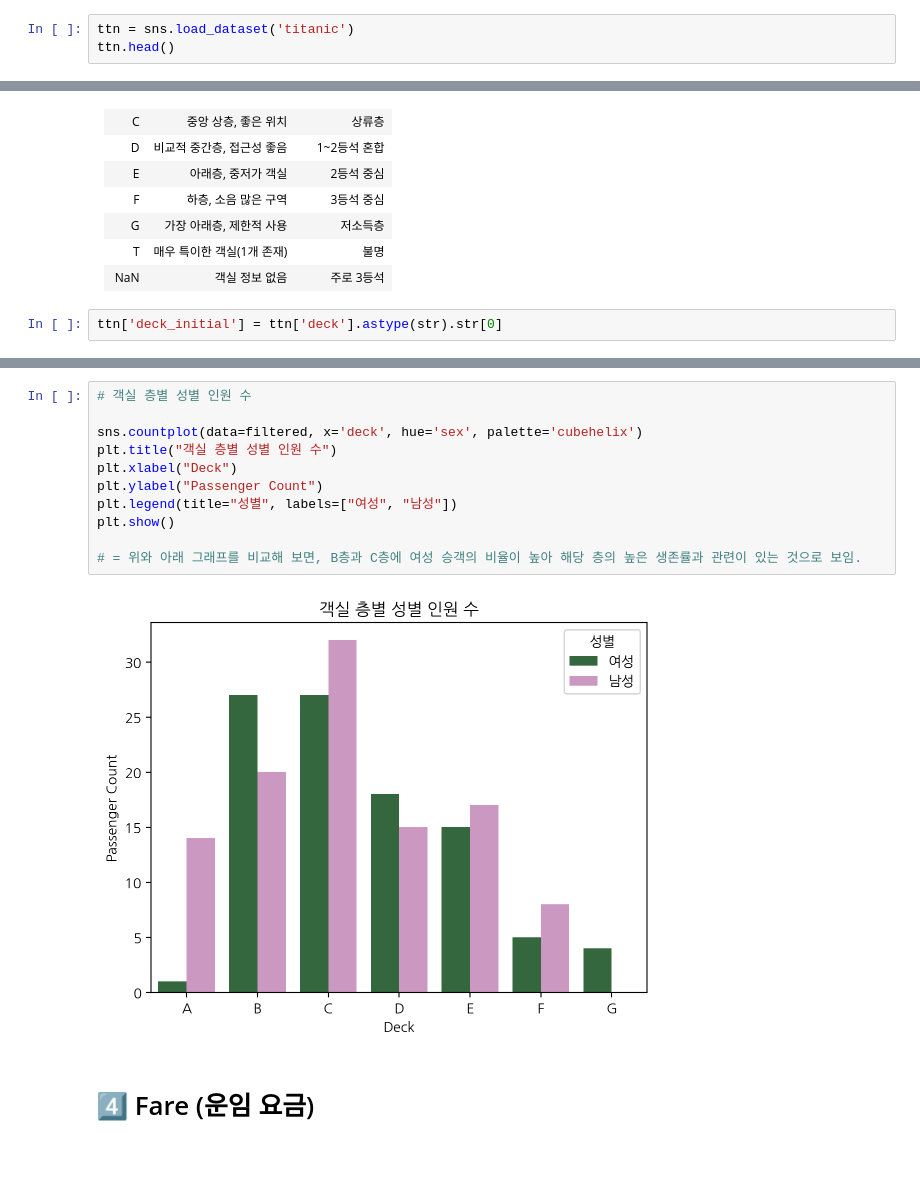
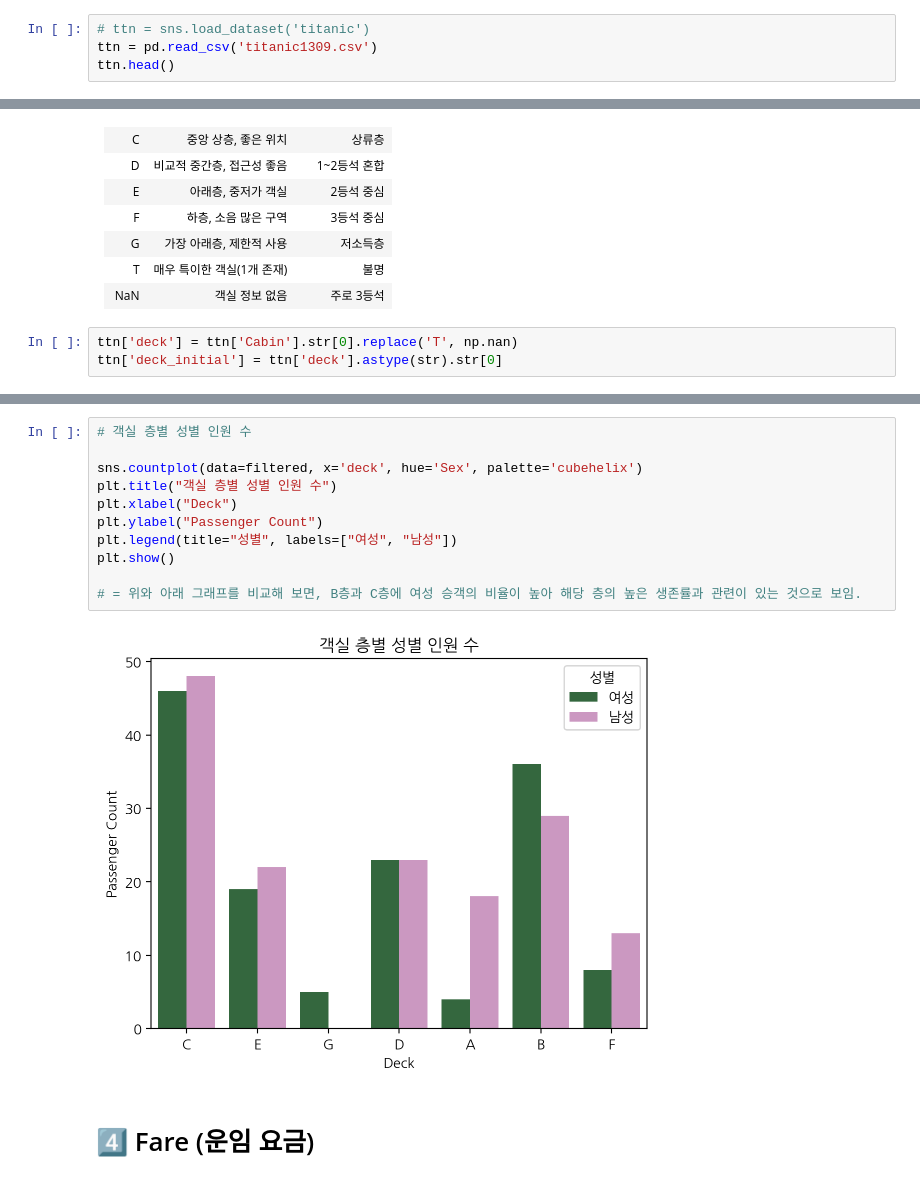
Before and after one commit to carvestar/25-BDA-TeamDP, a Jupyter notebook: 25_BDA_Titanic_B_TeamDP.ipynb, the cells around one changed output, grey strips where cells are left out. Saved outputs shown, nothing was run; the diff lists cells and outputs as text.

```diff
--- a/25_BDA_Titanic_B_TeamDP.ipynb
+++ b/25_BDA_Titanic_B_TeamDP.ipynb
@@ -34,6 +34,7 @@ import koreanize_matplotlib
 # %%
 %config InlineBackend.figure_format = 'retina'
 # %%
-ttn = sns.load_dataset('titanic')
+# ttn = sns.load_dataset('titanic')
+ttn = pd.read_csv('titanic1309.csv')
 ttn.head()
 # %% [output]
@@ -176,5 +177,6 @@ plt.show()
 | T    | 매우 특이한 객실(1개 존재)  | 불명             |
 | NaN  | 객실 정보 없음              | 주로 3등석       |
 # %%
+ttn['deck'] = ttn['Cabin'].str[0].replace('T', np.nan)
 ttn['deck_initial'] = ttn['deck'].astype(str).str[0]
 # %%
@@ -235,16 +237,16 @@ plt.show()
 # %%
 # 객실 층별 성별 인원 수
 
-sns.countplot(data=filtered, x='deck', hue='sex', palette='cubehelix')
+sns.countplot(data=filtered, x='deck', hue='Sex', palette='cubehelix')
 plt.title("객실 층별 성별 인원 수")
 plt.xlabel("Deck")
 plt.ylabel("Passenger Count")
 plt.legend(title="성별", labels=["여성", "남성"])
 plt.show()
 
 # = 위와 아래 그래프를 비교해 보면, B층과 C층에 여성 승객의 비율이 높아 해당 층의 높은 생존률과 관련이 있는 것으로 보임.
 # %% [output]
-[figure, old version]
+[figure, new version]
 # %% [markdown]
 # 4️⃣ Fare (운임 요금)
 # %%
```
Also changed, not shown: parts of 17 cells of this notebook.
